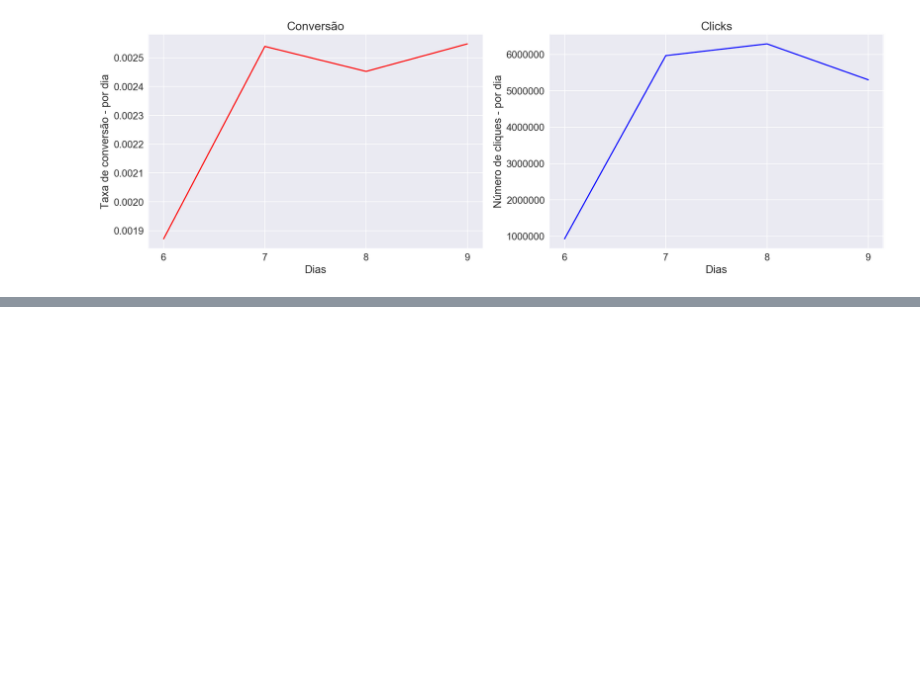
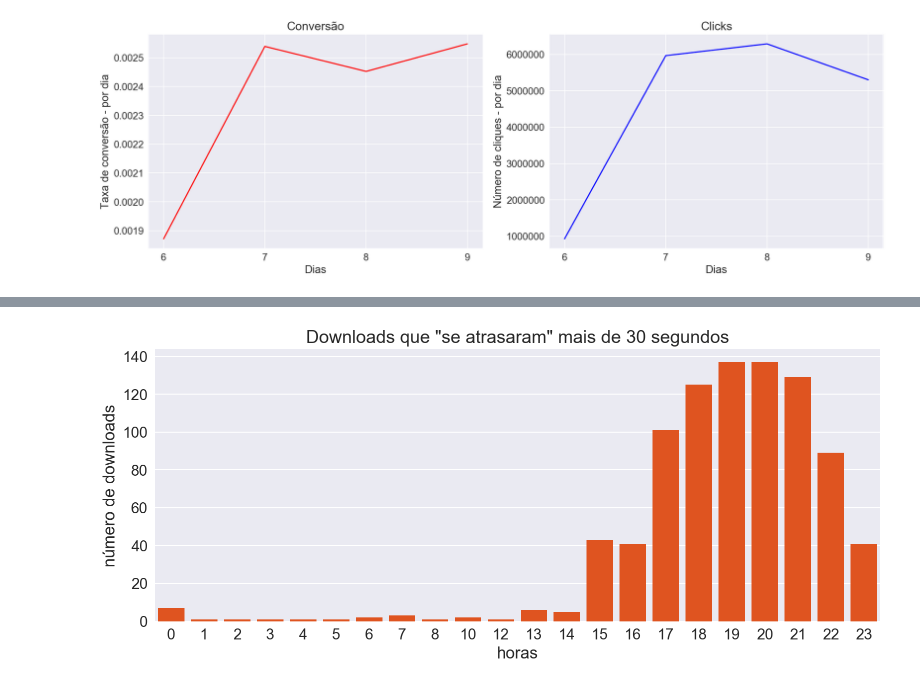
Before and after one commit to rgriva/Kaggle, a Jupyter notebook: EDA-Raul.ipynb, the cells around one changed output, grey strips where cells are left out. Saved outputs shown, nothing was run; the diff lists cells and outputs as text; code cells hidden in the pictures; blank space fills up the shorter version.

Commit message:
Melhor analise de timestamps

```diff
--- a/EDA-Raul.ipynb
+++ b/EDA-Raul.ipynb
@@ -190,12 +192,13 @@ Aproximadamente apenas 1 click a cada 400 se converte em download!!! Isto deixa
 # %%
-df = train[['ip','is_attributed', 'days', 'hours', 'minutes', 'seconds']].sort_values(by = ['days', 'hours', 'minutes', 'seconds'])
-df['min_dif'] = df['minutes'] - df['minutes'].shift(1)
-df['hour_dif'] = df['hours'] - df['hours'].shift(1)
-df['s_dif'] = df['seconds'] - df['seconds'].shift(1)
-df['day_dif'] = df['days'] - df['days'].shift(1)
-# Calculando diferença de tempo entre clicks
-df['total_dif'] = df['day_dif']*24*3600 + df['hour_dif']*3600 + df['min_dif']*60 + df['s_dif']
-
-# Otimizando uso de memórias
-#df.drop(['min_dif', 'hour_dif', 's_dif', 'hour_dif'], axis = 1, inplace = True)
-gc.collect();
+# Esta funcao calcula uma serie de diferenças de timestamp para cada classe
+def total_dif(dataframe, download):
+    cols_list = ['ip','is_attributed', 'days', 'hours', 'minutes', 'seconds']
+    df = (dataframe[cols_list][dataframe['is_attributed'] == download]).sort_values(by = ['days', 'hours', 'minutes', 'seconds'])
+    df['min_dif'] = df['minutes'] - df['minutes'].shift(1)
+    df['hour_dif'] = df['hours'] - df['hours'].shift(1)
+    df['s_dif'] = df['seconds'] - df['seconds'].shift(1)
+    df['day_dif'] = df['days'] - df['days'].shift(1)
+    df['total_dif'] = df['day_dif']*24*3600 + df['hour_dif']*3600 + df['min_dif']*60 + df['s_dif']
+    series = df['total_dif']
+    del df
+    return series
@@ -211,0 +205,4 @@ A tabela acima mostra que a diferença média de tempo entre cliques é pequena,
+# %%
+# Computando as diferenças de timestamp
+train['total_dif_1'] = total_dif(train, 1)
+train['total_dif_0'] = total_dif(train, 0)
@@ -211,0 +249,11 @@ A tabela acima mostra que a diferença média de tempo entre cliques é pequena,
+# %%
+limit = 30;
+lazy_ones = train[train['total_dif_1'] > limit][['total_dif_1', 'hours']].groupby('hours').agg('count')
+lazy_ones.index.name = 'horas'
+lazy_ones.columns = ['número de downloads']
+fig, axs = plt.subplots(figsize = (13,5))
+sns.barplot(x = lazy_ones.index, y = 'número de downloads', data = lazy_ones, hue = None, color = 'orangered',
+                 ax = axs);
+axs.set_title('Downloads que "se atrasaram" mais de ' + str(limit) + ' segundos');
+# %% [output]
+[figure, added]
```
Also changed, not shown: parts of 13 cells of this notebook.
